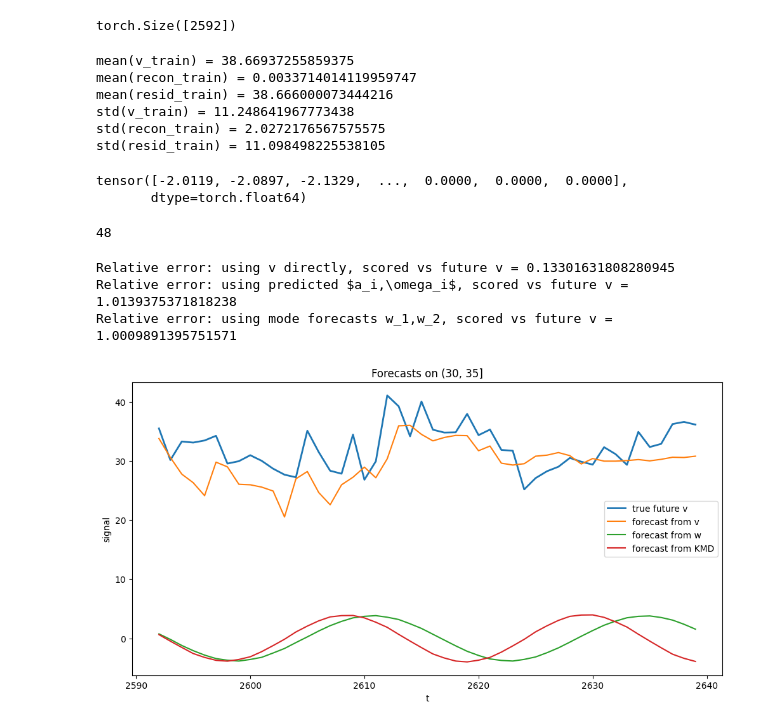
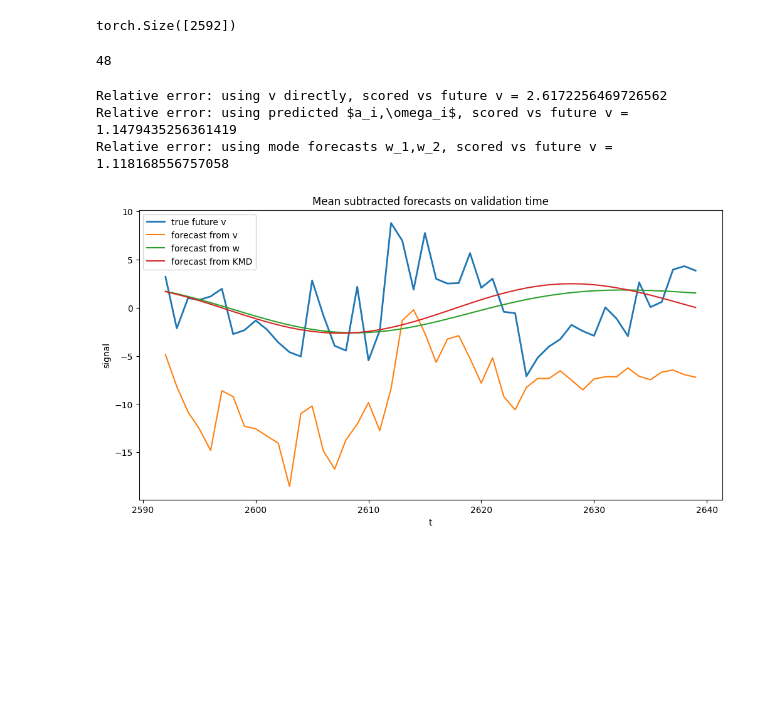
Before and after one commit to jonghyeon1998/KMD-Time-Series, a Jupyter notebook: experiments/SZ_TAXI_15T.ipynb, the cells around one changed output. Saved outputs shown, nothing was run; the diff lists cells and outputs as text; code cells hidden in the pictures; blank space fills up the shorter version.

```diff
--- a/experiments/SZ_TAXI_15T.ipynb
+++ b/experiments/SZ_TAXI_15T.ipynb
@@ -141,7 +141,8 @@ Last 10 target values:  [30.794895 36.32789  33.58315  29.980373 32.072258 30.93
  39.35496  38.612152 35.180397]
 [figure]
 # %%
-signal = train_data['target']
+raw_signal = train_data['target']
+signal = raw_signal-raw_signal.mean()
 T_len = len(signal)
 print(T_len)
 # %% [output]
@@ -448,71 +465,67 @@ pred_from_v = model_v.recursive_forecast(v_train, horizon_steps)
 
 model_a1 = KernelRepresenterForecaster(L=L_a, ell=None, lam=1e-4, standardize=True)
 model_a2 = KernelRepresenterForecaster(L=L_a, ell=None, lam=1e-4, standardize=True)
+model_a3 = KernelRepresenterForecaster(L=L_a, ell=None, lam=1e-4, standardize=True)
 model_a1.fit(a1_train)
 model_a2.fit(a2_train)
+model_a3.fit(a3_train)
+
 
 a1_pred = model_a1.recursive_forecast(a1_train, horizon_steps)
 a2_pred = model_a2.recursive_forecast(a2_train, horizon_steps)
+a3_pred = model_a3.recursive_forecast(a3_train, horizon_steps)
 
 model_omega1 = KernelRepresenterForecaster(L=L_omega, ell=None, lam=1e-4, standardize=True)
 model_omega2 = KernelRepresenterForecaster(L=L_omega, ell=None, lam=1e-4, standardize=True)
+model_omega3 = KernelRepresenterForecaster(L=L_omega, ell=None, lam=1e-4, standardize=True)
+
 model_omega1.fit(omega1_train)
 model_omega2.fit(omega2_train)
+model_omega3.fit(omega3_train)
 
 omega1_pred = model_omega1.recursive_forecast(omega1_train, horizon_steps)
 omega2_pred = model_omega2.recursive_forecast(omega2_train, horizon_steps)
+omega3_pred = model_omega3.recursive_forecast(omega2_train, horizon_steps)
+
 
 y1 = make_waveform_fn(wp.f[0])
 y2 = make_waveform_fn(wp.f[1])
+y3 = make_waveform_fn(wp.f[2])
 
 w1_train = full_data[0,:,0] * y1(full_data[0,:,1])
 w2_train = full_data[1,:,0] * y2(full_data[1,:,1])
-
-recon_train = w1_train + w2_train
-resid_train = v_train - recon_train
-
-print("mean(v_train) =", v_train.mean().item())
-print("mean(recon_train) =", recon_train.mean().item())
-print("mean(resid_train) =", resid_train.mean().item())
-print("std(v_train) =", v_train.std().item())
-print("std(recon_train) =", recon_train.std().item())
-print("std(resid_train) =", resid_train.std().item())
-
-model_resid = KernelRepresenterForecaster(L=L, ell=None, lam=1e-4, standardize=True)
-model_resid.fit(resid_train)
-resid_pred = model_resid.recursive_forecast(resid_train, horizon_steps)
+w3_train = full_data[2,:,0] * y3(full_data[2,:,1])
 
 model_w1 = KernelRepresenterForecaster(L=L, ell=None, lam=1e-4, standardize=True)
 model_w2 = KernelRepresenterForecaster(L=L, ell=None, lam=1e-4, standardize=True)
+model_w3 = KernelRepresenterForecaster(L=L, ell=None, lam=1e-4, standardize=True)
+
 model_w1.fit(w1_train)
 model_w2.fit(w2_train)
+model_w3.fit(w3_train)
+
 
 w1_pred = model_w1.recursive_forecast(w1_train, horizon_steps)
 w2_pred = model_w2.recursive_forecast(w2_train, horizon_steps)
+w3_pred = model_w2.recursive_forecast(w3_train, horizon_steps)
+
 
 theta1_pred = torch.zeros(horizon_steps, dtype=omega1_pred.dtype)
 theta2_pred = torch.zeros(horizon_steps, dtype=omega2_pred.dtype)
+theta3_pred = torch.zeros(horizon_steps, dtype=omega2_pred.dtype)
+
 
 ss = t_mesh[1] - t_mesh[0]
 
 theta1_pred[0] = theta1_train[-1] + ss * omega1_pred[0]
 theta2_pred[0] = theta2_train[-1] + ss * omega2_pred[0]
+theta3_pred[0] = theta3_train[-1] + ss * omega3_pred[0]
+
 
 for i in range(1, horizon_steps):
     theta1_pred[i] = theta1_pred[i-1] + ss * omega1_pred[i]
     theta2_pred[i] = theta2_pred[i-1] + ss * omega2_pred[i]
+    theta3_pred[i] = theta3_pred[i-1] + ss * omega3_pred[i]
-# %% [output]
-mean(v_train) = 38.66937255859375
-mean(recon_train) = 0.0033714014119959747
-mean(resid_train) = 38.666000073444216
-std(v_train) = 11.248641967773438
-std(recon_train) = 2.0272176567575575
-std(resid_train) = 11.098498225538105
-# %%
-w1_train
-# %% [output]
-tensor([-2.0119, -2.0897, -2.1329,  ...,  0.0000,  0.0000,  0.0000],
-       dtype=torch.float64)
 # %%
 len(theta1_pred)
 # %% [output]
@@ -524,8 +537,9 @@ y2 = make_waveform_fn(wp.f[1])
 
 osc_1 = y1(theta1_pred)
 osc_2 = y2(theta2_pred)
+val_tensor = torch.Tensor(val_data["target"][n_train:])
 
-v_test = torch.Tensor(val_data["target"])[n_train:]
+v_test = val_tensor-val_tensor.mean()
 
 
 pred_from_KMD = a1_pred*osc_1+a2_pred*osc_2
@@ -543,23 +557,23 @@ print("Relative error: using v directly, scored vs future v =", err_v.item())
 print(r"Relative error: using predicted $a_i,\omega_i$, scored vs future v =", err_kmd.item())
 print(r"Relative error: using mode forecasts w_1,w_2, scored vs future v =", err_w.item())
 # %% [output]
-Relative error: using v directly, scored vs future v = 0.13301631808280945
-Relative error: using predicted $a_i,\omega_i$, scored vs future v = 1.0139375371818238
-Relative error: using mode forecasts w_1,w_2, scored vs future v = 1.0009891395751571
+Relative error: using v directly, scored vs future v = 2.6172256469726562
+Relative error: using predicted $a_i,\omega_i$, scored vs future v = 1.1479435256361419
+Relative error: using mode forecasts w_1,w_2, scored vs future v = 1.118168556757058
 # %%
 t_future = np.arange(n_train,n_train+horizon_steps)
 plt.figure(figsize=(12, 6))
 plt.plot(t_future[:h], v_test[:h], label="true future v", linewidth=2)
 plt.plot(t_future[:h], pred_from_v[:h], label="forecast from v")
 plt.plot(t_future[:h], pred_from_w[:h], label="forecast from w")
 plt.plot(t_future[:h], pred_from_KMD[:h], label="forecast from KMD")
 plt.legend()
 plt.xlabel("t")
 plt.ylabel("signal")
-plt.title("Forecasts on (30, 35]")
+plt.title("Mean subtracted forecasts on validation time")
 plt.show()
 # %% [output]
-[figure, old version]
+[figure, new version]
 # %%
 om_mesh = KMD_lib.make_omega_mesh(t_mesh, alpha)
 
```
Also changed, not shown: parts of 4 cells of this notebook, 2 other files.
